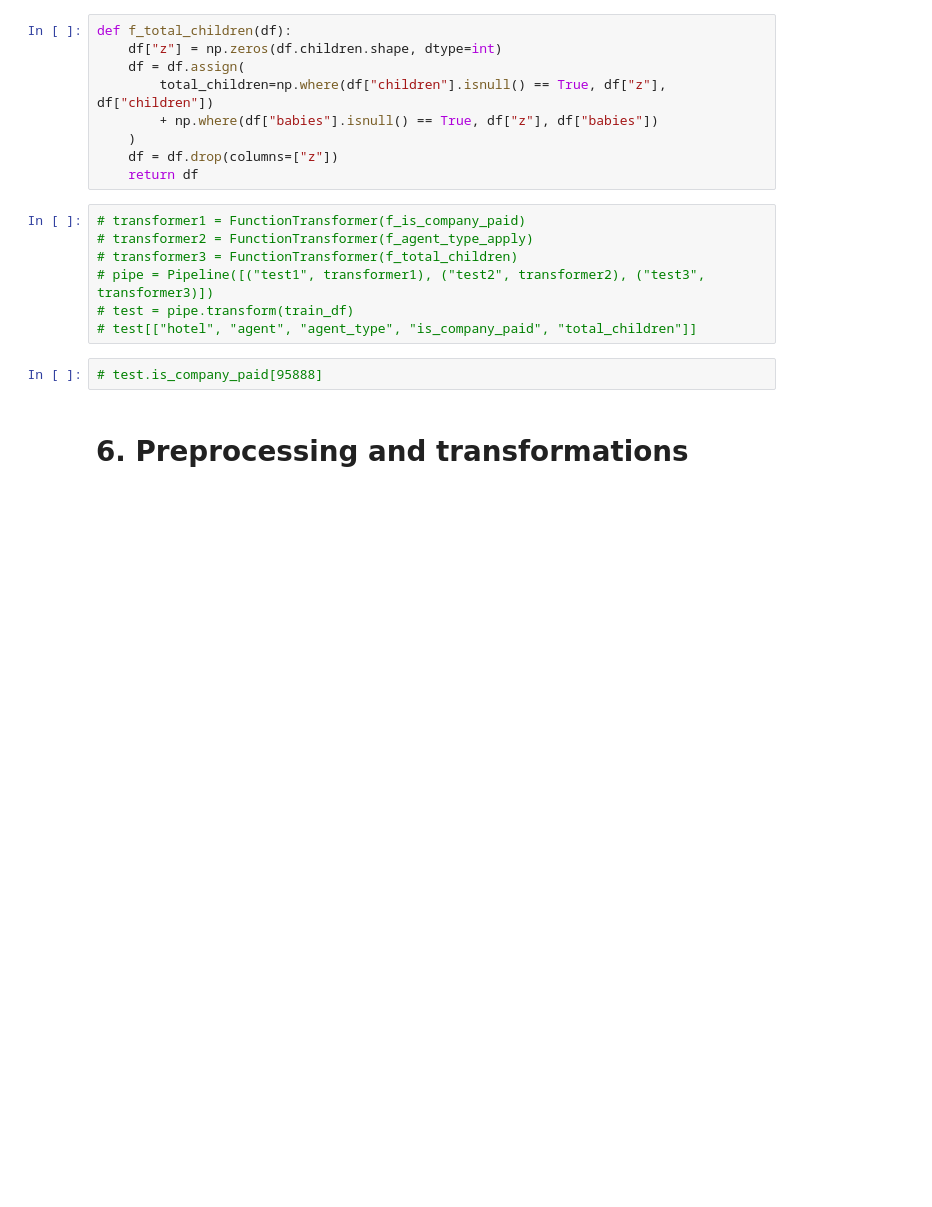
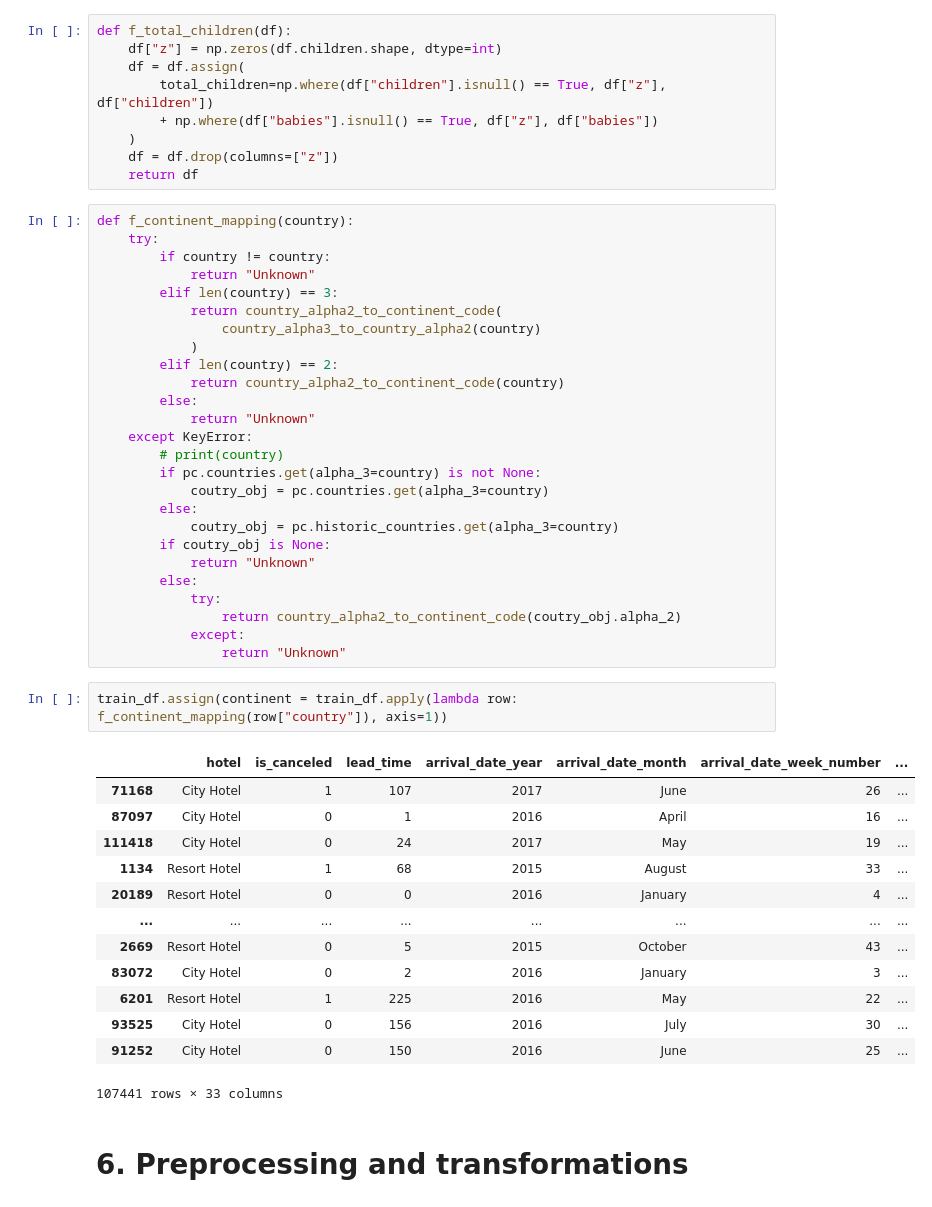
Before and after one commit to debanandasarkar/hotel_cancellation_prediction, a Jupyter notebook: Preliminary_analysis.ipynb, the cells around one changed output. Drawn from its saved outputs; the diff is of its cells as text; blank space fills up the shorter version.

Commit message:
This commit will create continent mapping

```diff
--- a/Preliminary_analysis.ipynb
+++ b/Preliminary_analysis.ipynb
@@ -510,15 +515,48 @@ def f_total_children(df):
     )
     df = df.drop(columns=["z"])
     return df
-# %%
-# transformer1 = FunctionTransformer(f_is_company_paid)
-# transformer2 = FunctionTransformer(f_agent_type_apply)
-# transformer3 = FunctionTransformer(f_total_children)
-# pipe = Pipeline([("test1", transformer1), ("test2", transformer2), ("test3", transformer3)])
-# test = pipe.transform(train_df)
-# test[["hotel", "agent", "agent_type", "is_company_paid", "total_children"]]
-# %%
-# test.is_company_paid[95888]
+# %%
+def f_continent_mapping(country):
+    try:
+        if country != country:
+            return "Unknown"
+        elif len(country) == 3:
+            return country_alpha2_to_continent_code(
+                country_alpha3_to_country_alpha2(country)
+            )
+        elif len(country) == 2:
+            return country_alpha2_to_continent_code(country)
+        else:
+            return "Unknown"
+    except KeyError:
+        # print(country)
+        if pc.countries.get(alpha_3=country) is not None:
+            coutry_obj = pc.countries.get(alpha_3=country)
+        else:
+            coutry_obj = pc.historic_countries.get(alpha_3=country)
+        if coutry_obj is None:
+            return "Unknown"
+        else:
+            try:
+                return country_alpha2_to_continent_code(coutry_obj.alpha_2)
+            except:
+                return "Unknown"
+# %%
+train_df.assign(continent = train_df.apply(lambda row: f_continent_mapping(row["country"]), axis=1))
+# %% [output]
+|  | hotel | is_canceled | lead_time | arrival_date_year | arrival_date_month | arrival_date_week_number | ... |
+| 71168 | City Hotel | 1 | 107 | 2017 | June | 26 | ... |
+| 87097 | City Hotel | 0 | 1 | 2016 | April | 16 | ... |
+| 111418 | City Hotel | 0 | 24 | 2017 | May | 19 | ... |
+| 1134 | Resort Hotel | 1 | 68 | 2015 | August | 33 | ... |
+| 20189 | Resort Hotel | 0 | 0 | 2016 | January | 4 | ... |
+| ... | ... | ... | ... | ... | ... | ... | ... |
+| 2669 | Resort Hotel | 0 | 5 | 2015 | October | 43 | ... |
+| 83072 | City Hotel | 0 | 2 | 2016 | January | 3 | ... |
+| 6201 | Resort Hotel | 1 | 225 | 2016 | May | 22 | ... |
+| 93525 | City Hotel | 0 | 156 | 2016 | July | 30 | ... |
+| 91252 | City Hotel | 0 | 150 | 2016 | June | 25 | ... |
+107441 rows × 33 columns
 # %% [markdown]
 # 6. Preprocessing and transformations
 # %%
```
Also changed, not shown: parts of 2 cells of this notebook.
